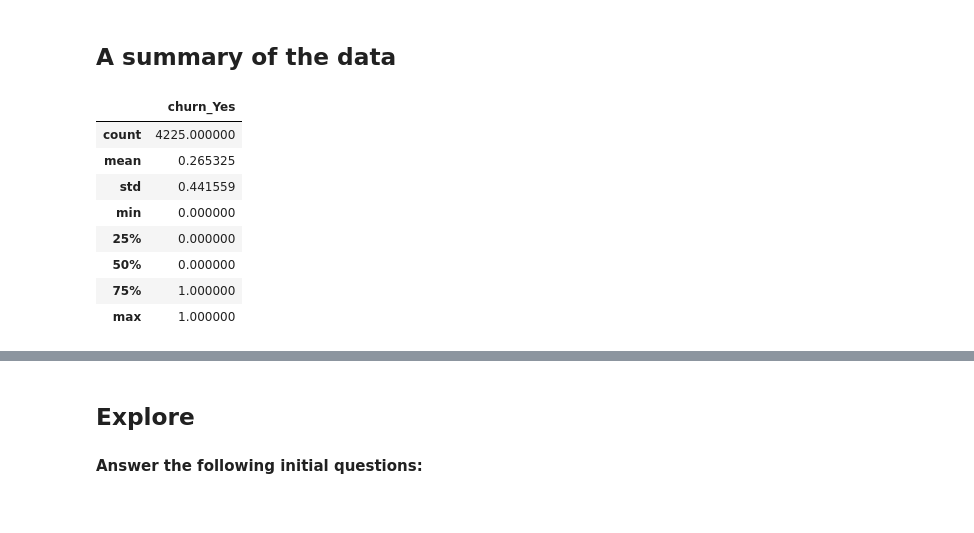
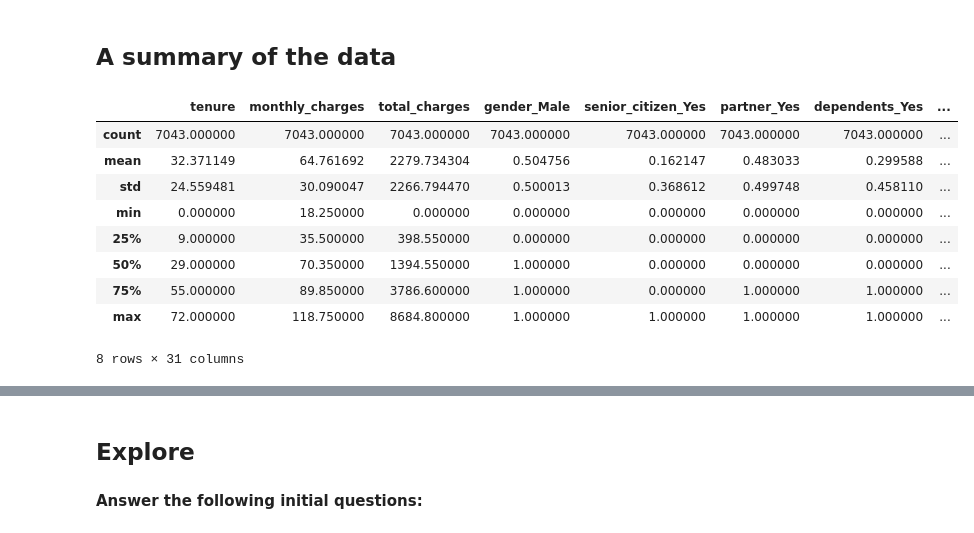
Before and after one commit to Esayas-Asefa/classification_project, a Jupyter notebook: final_report.ipynb, the cells around one changed output, grey strips where cells are left out. Drawn from its saved outputs; the diff is of its cells as text; code cells hidden in the pictures.

```diff
--- a/final_report.ipynb
+++ b/final_report.ipynb
@@ -80,14 +80,15 @@ X_train.head()
 # %% [markdown]
 ## A summary of the data
 # %%
-y_train.describe()
+df.describe()
 # %% [output]
-|  | churn_Yes |
-| count | 4225.000000 |
-| mean | 0.265325 |
-| std | 0.441559 |
-| min | 0.000000 |
-| 25% | 0.000000 |
-| 50% | 0.000000 |
-| 75% | 1.000000 |
-| max | 1.000000 |
+|  | tenure | monthly_charges | total_charges | gender_Male | senior_citizen_Yes | partner_Yes | dependents_Yes | ... |
+| count | 7043.000000 | 7043.000000 | 7043.000000 | 7043.000000 | 7043.000000 | 7043.000000 | 7043.000000 | ... |
+| mean | 32.371149 | 64.761692 | 2279.734304 | 0.504756 | 0.162147 | 0.483033 | 0.299588 | ... |
+| std | 24.559481 | 30.090047 | 2266.794470 | 0.500013 | 0.368612 | 0.499748 | 0.458110 | ... |
+| min | 0.000000 | 18.250000 | 0.000000 | 0.000000 | 0.000000 | 0.000000 | 0.000000 | ... |
+| 25% | 9.000000 | 35.500000 | 398.550000 | 0.000000 | 0.000000 | 0.000000 | 0.000000 | ... |
+| 50% | 29.000000 | 70.350000 | 1394.550000 | 1.000000 | 0.000000 | 0.000000 | 0.000000 | ... |
+| 75% | 55.000000 | 89.850000 | 3786.600000 | 1.000000 | 0.000000 | 1.000000 | 1.000000 | ... |
+| max | 72.000000 | 118.750000 | 8684.800000 | 1.000000 | 1.000000 | 1.000000 | 1.000000 | ... |
+8 rows × 31 columns
```
Also changed, not shown: parts of 22 cells of this notebook, 3 other files.
